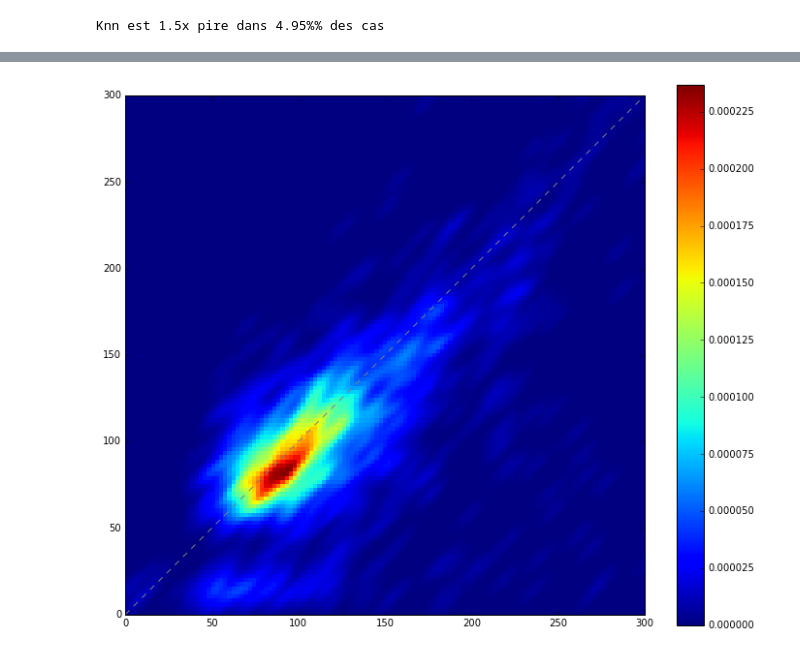
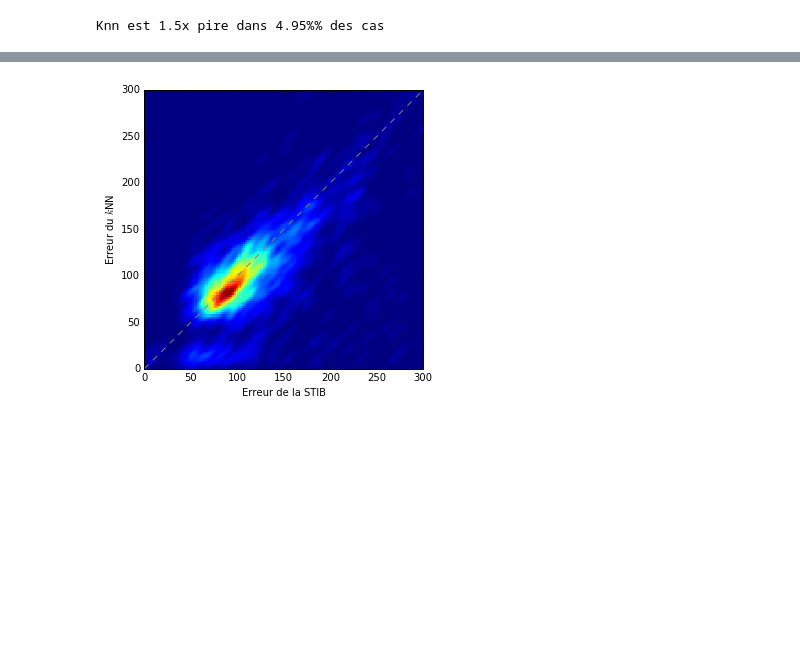
Before and after one commit to C4ptainCrunch/info-f-308, a Jupyter notebook: recherche/compare-results.ipynb, the cells around one changed output, grey strips where cells are left out. Drawn from its saved outputs; the diff is of its cells as text; code cells hidden in the pictures; blank space fills up the shorter version.

Commit message:
Rapport²

```diff
--- a/recherche/compare-results.ipynb
+++ b/recherche/compare-results.ipynb
@@ -178,12 +157,15 @@ kde_scalar_sigma = 4 # the smaller the bigger the are taken into account
 kde.set_bandwidth(bw_method=kde.factor / kde_scalar_sigma)
 Z = kde([X, Y])
 # %%
-plt.figure(figsize=(12, 10))
-plt.pcolor(XRange, YRange, Z.reshape(XMat.shape))
+plt.figure(figsize=(5, 5))
+plt.pcolormesh(XRange, YRange, Z.reshape(XMat.shape), rasterized=True)
 plt.xlim(0,300)
 plt.ylim(0,300)
+plt.xlabel("Erreur de la STIB")
+plt.ylabel("Erreur du $k$NN")
 plt.plot([0, m], [0, m], linestyle="dashed", color="gray")
-plt.colorbar()
+#plt.colorbar()
 plt.axes().set_aspect('equal', 'box');
+plt.savefig("/home/nikita/Code/delay/rapport/error-heatmap.eps")
 # %% [output]
-[figure, old version]
+[figure, new version]
```
Also changed, not shown: parts of 6 cells of this notebook, 4 other files.
